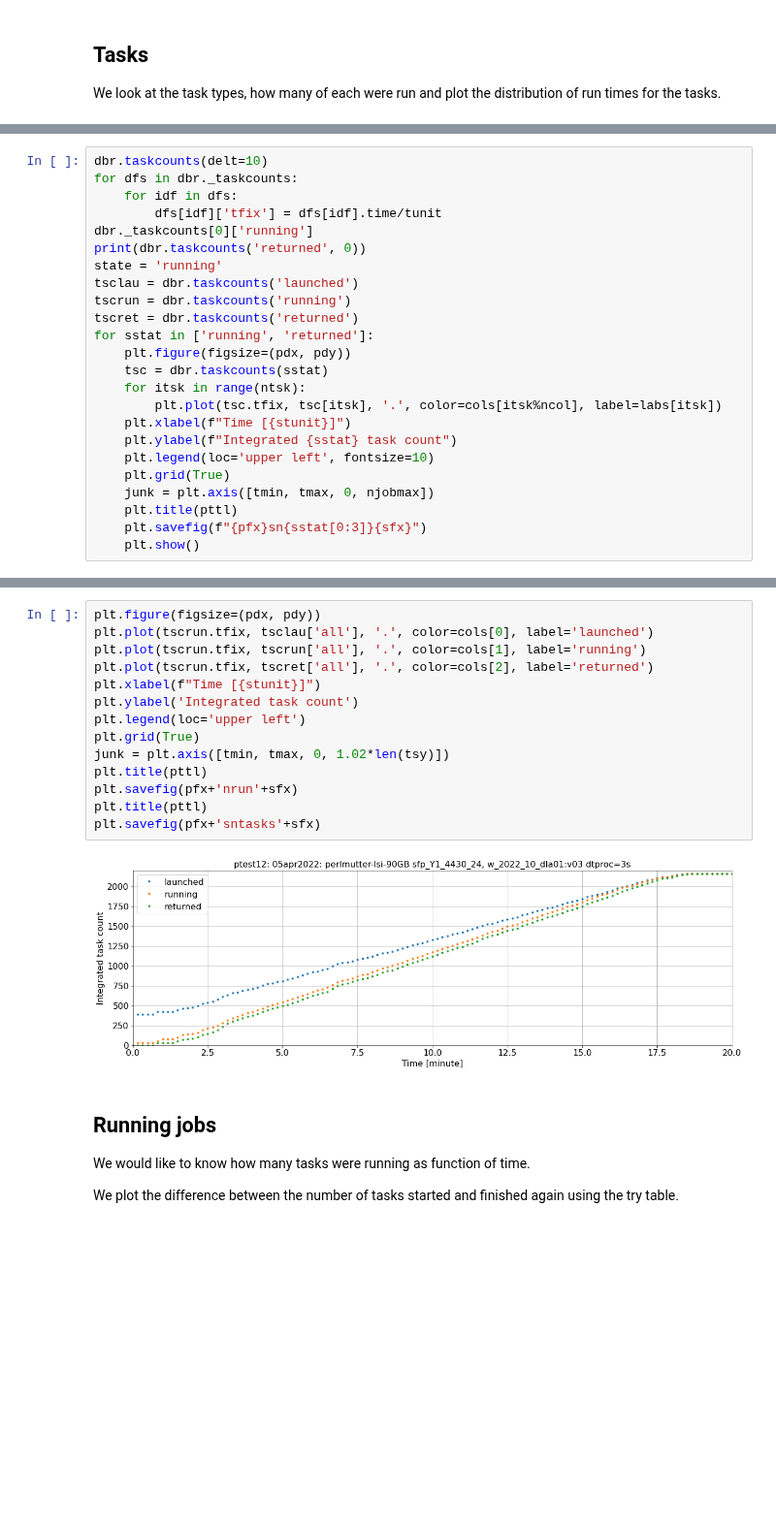
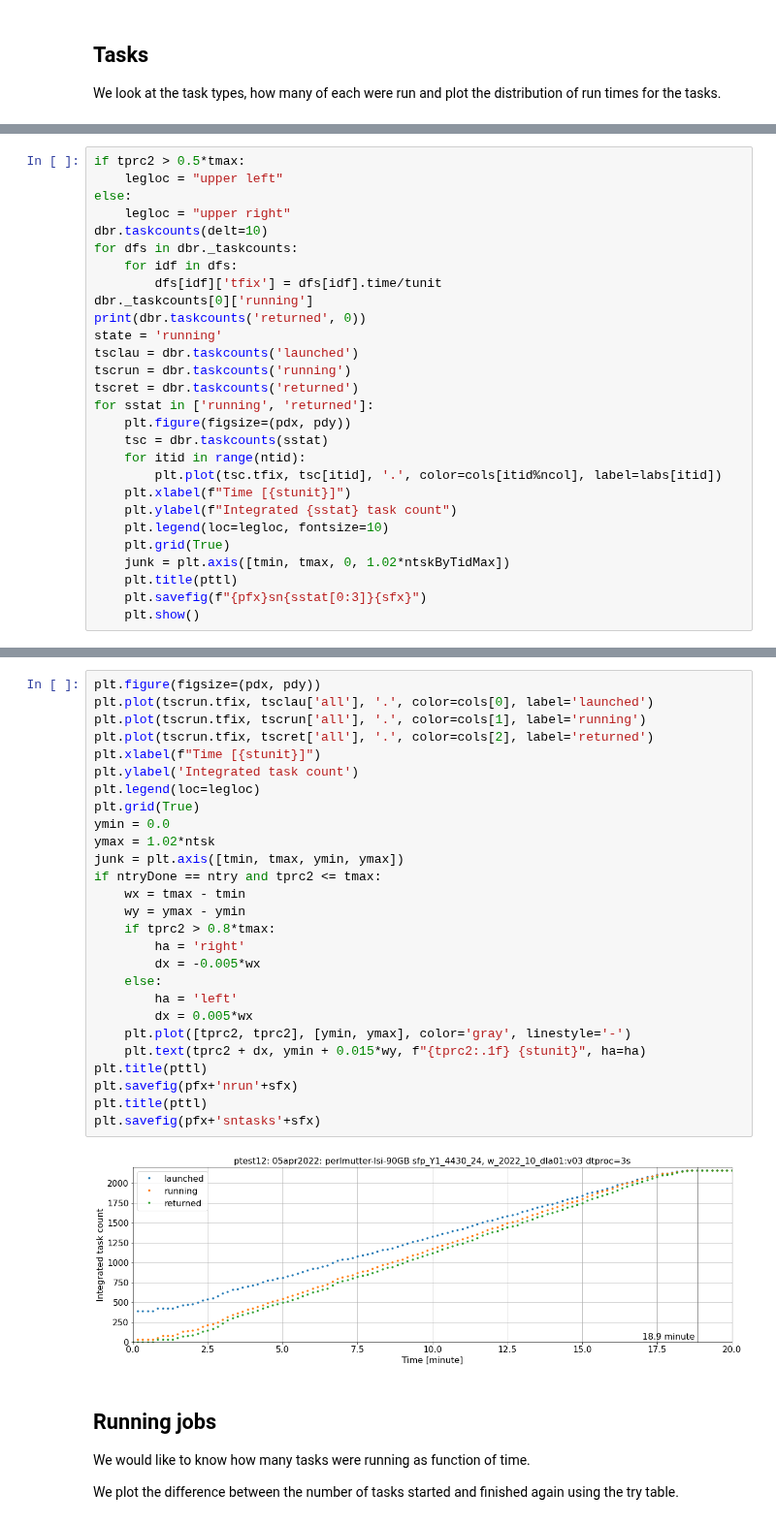
Before and after one commit to LSSTDESC/desc-wfmon, a Jupyter notebook: ipynb/monexp.ipynb, the cells around one changed output, grey strips where cells are left out. Shown at 97% size. Drawn from its saved outputs; the diff is of its cells as text; blank space fills up the shorter version.

```diff
--- a/ipynb/monexp.ipynb
+++ b/ipynb/monexp.ipynb
@@ -352,6 +357,10 @@ Next look at when the tasks enter eacof the three try states: launched, running
 
 The figure shows the (integrated) number of tasks completed as function of time for each task type.
 # %%
+if tprc2 > 0.5*tmax:
+    legloc = "upper left"
+else:
+    legloc = "upper right"
 dbr.taskcounts(delt=10)
 for dfs in dbr._taskcounts:
     for idf in dfs:
@@ -365,13 +374,13 @@ tscret = dbr.taskcounts('returned')
 for sstat in ['running', 'returned']:
     plt.figure(figsize=(pdx, pdy))
     tsc = dbr.taskcounts(sstat)
-    for itsk in range(ntsk):
-        plt.plot(tsc.tfix, tsc[itsk], '.', color=cols[itsk%ncol], label=labs[itsk])
+    for itid in range(ntid):
+        plt.plot(tsc.tfix, tsc[itid], '.', color=cols[itid%ncol], label=labs[itid])
     plt.xlabel(f"Time [{stunit}]")
     plt.ylabel(f"Integrated {sstat} task count")
-    plt.legend(loc='upper left', fontsize=10)
+    plt.legend(loc=legloc, fontsize=10)
     plt.grid(True)
-    junk = plt.axis([tmin, tmax, 0, njobmax])
+    junk = plt.axis([tmin, tmax, 0, 1.02*ntskByTidMax])
     plt.title(pttl)
     plt.savefig(f"{pfx}sn{sstat[0:3]}{sfx}")
     plt.show()
@@ -397,19 +408,32 @@ This figure shows the total number of jobs launched, started and finished as fun
 # %%
 plt.figure(figsize=(pdx, pdy))
 plt.plot(tscrun.tfix, tsclau['all'], '.', color=cols[0], label='launched')
 plt.plot(tscrun.tfix, tscrun['all'], '.', color=cols[1], label='running')
 plt.plot(tscrun.tfix, tscret['all'], '.', color=cols[2], label='returned')
 plt.xlabel(f"Time [{stunit}]")
 plt.ylabel('Integrated task count')
-plt.legend(loc='upper left')
+plt.legend(loc=legloc)
 plt.grid(True)
-junk = plt.axis([tmin, tmax, 0, 1.02*len(tsy)])
+ymin = 0.0
+ymax = 1.02*ntsk
+junk = plt.axis([tmin, tmax, ymin, ymax])
+if ntryDone == ntry and tprc2 <= tmax:
+    wx = tmax - tmin
+    wy = ymax - ymin
+    if tprc2 > 0.8*tmax:
+        ha = 'right'
+        dx = -0.005*wx
+    else:
+        ha = 'left'
+        dx = 0.005*wx
+    plt.plot([tprc2, tprc2], [ymin, ymax], color='gray', linestyle='-')
+    plt.text(tprc2 + dx, ymin + 0.015*wy, f"{tprc2:.1f} {stunit}", ha=ha)
 plt.title(pttl)
 plt.savefig(pfx+'nrun'+sfx)
 plt.title(pttl)
 plt.savefig(pfx+'sntasks'+sfx)
 # %% [output]
-[figure, old version]
+[figure, new version]
 # %% [markdown]
 ## Running jobs
 
```
Also changed, not shown: parts of 7 cells of this notebook, 2 other files.
